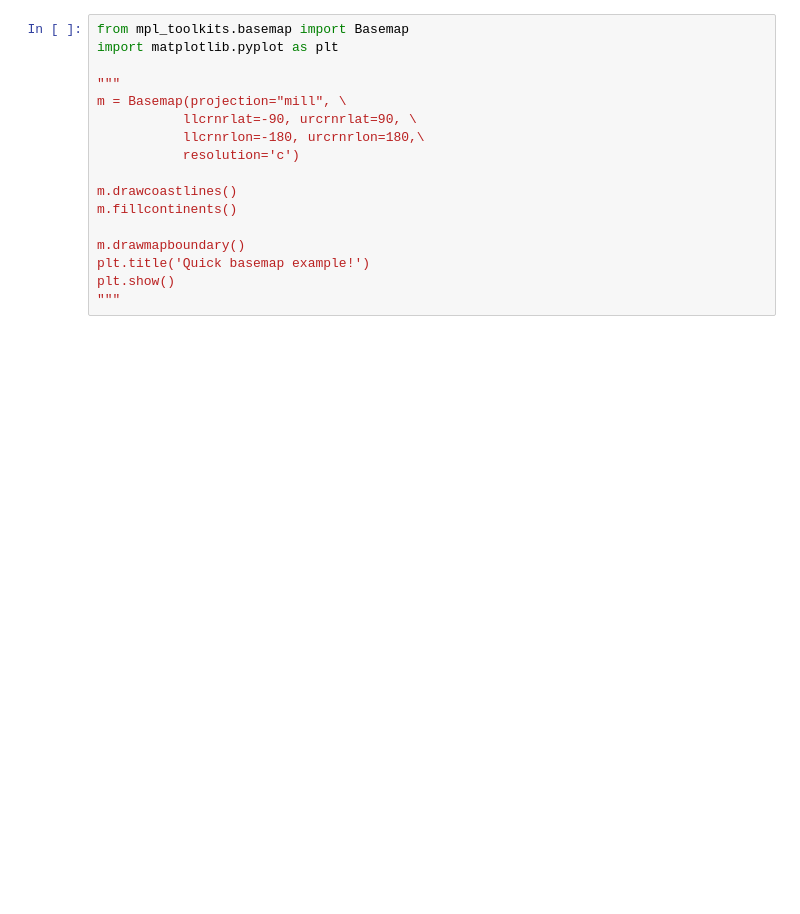
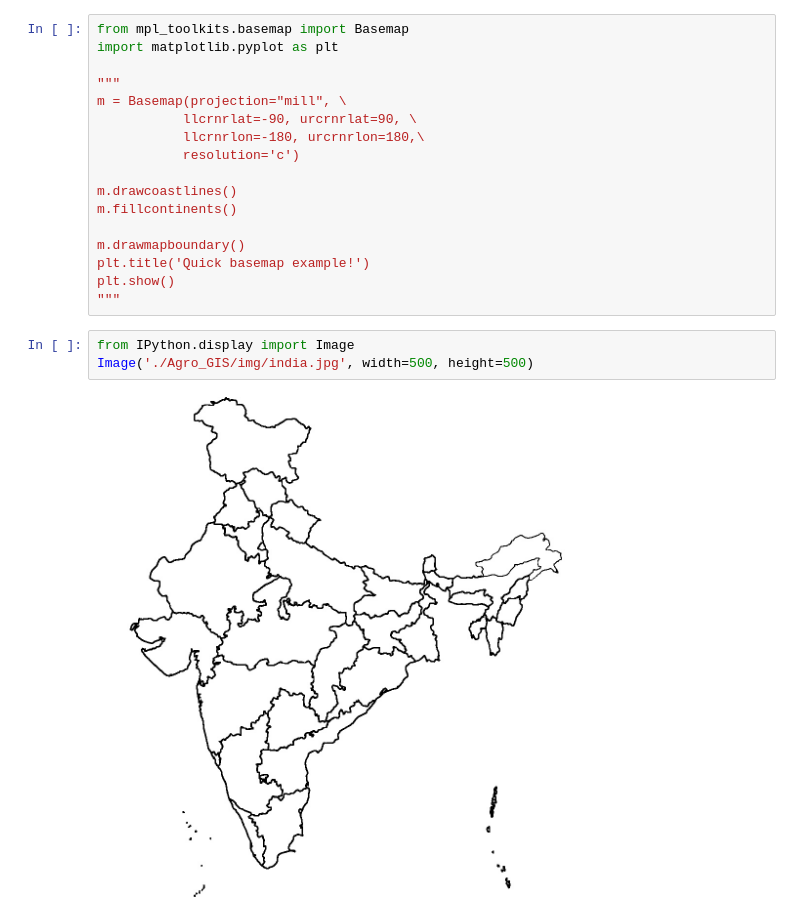
Before and after one commit to TheScienceUniverse/Agro_GIS, a Jupyter notebook: Agro_GIS.ipynb, the cells around one changed output. Drawn from its saved outputs; the diff is of its cells as text; blank space fills up the shorter version.

```diff
--- a/Agro_GIS.ipynb
+++ b/Agro_GIS.ipynb
@@ -57,3 +66,8 @@ m.drawmapboundary()
 plt.title('Quick basemap example!')
 plt.show()
 """
+# %%
+from IPython.display import Image
+Image('./Agro_GIS/img/india.jpg', width=500, height=500)
+# %% [output]
+[figure, added]
```
Also changed, not shown: parts of 1 cell of this notebook.
